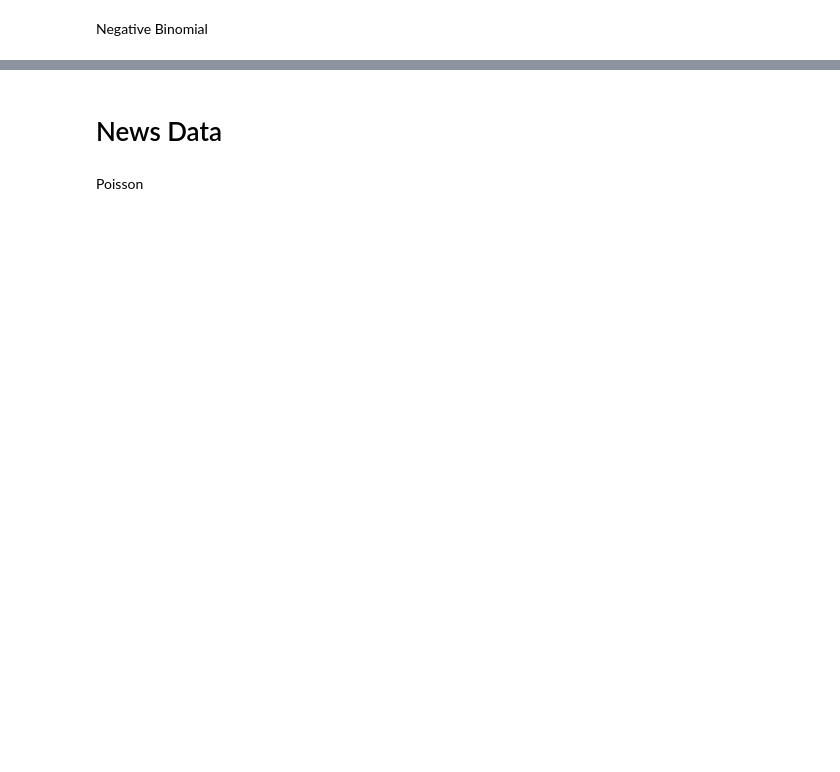
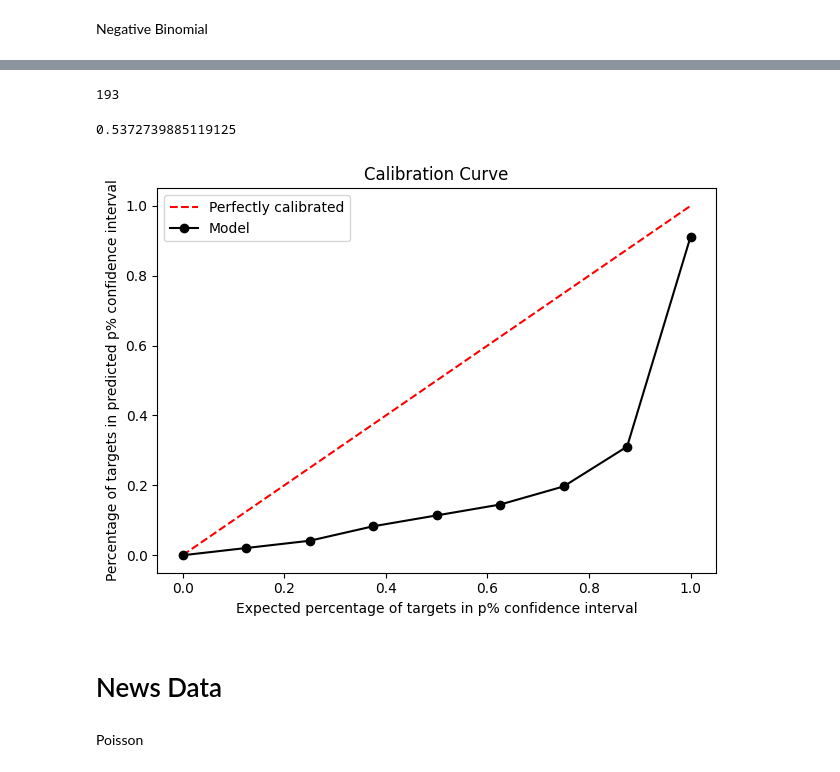
Before and after one commit to porterjenkins/deep_uncertainty, a Jupyter notebook: deep_uncertainty/notebooks/baseline_testing.ipynb, the cells around one changed output, grey strips where cells are left out. Saved outputs shown, nothing was run; the diff lists cells and outputs as text; code cells hidden in the pictures; blank space fills up the shorter version.

```diff
--- a/deep_uncertainty/notebooks/baseline_testing.ipynb
+++ b/deep_uncertainty/notebooks/baseline_testing.ipynb
@@ -21,8 +21,8 @@ Poisson
 bikes = pd.read_csv('deep_uncertainty/data/bikes/hour.csv')
 bikes = bikes[:1000]
 # %%
+bikes = bikes.drop(['dteday', 'instant', 'registered'], axis=1)
 X = bikes.iloc[:,:-1]
-X = X.drop(['dteday', 'instant'], axis=1)
 mask = np.random.rand(len(bikes)) < 0.8
 df_train = bikes[mask]
 df_test = bikes[~mask]
@@ -34,5 +34,6 @@ y_train, X_train = dmatrices(expr, df_train, return_type='dataframe')
 y_test, X_test = dmatrices(expr, df_test, return_type='dataframe')
 
 poisson_training_results = sm.GLM(y_train, X_train, family=sm.families.Poisson()).fit()
+poisson_testing_results = sm.GLM(y_test, X_test, family=sm.families.Poisson()).fit()
 # print(poisson_training_results.summary())
 # %%
@@ -58,2 +59,12 @@ plot_regression_calibration_curve(np.array(y_test), posterior_predictive, num_bi
 # %% [markdown]
 Negative Binomial
+# %%
+df_train["BB_LAMBDA"] = poisson_training_results.mu
+df_train['AUX_OLS_DEP'] = df_train.apply(lambda x: ((x['cnt'] - x['BB_LAMBDA'])**2 - x['BB_LAMBDA']) / x['BB_LAMBDA'], axis=1)
+ols_expr = """AUX_OLS_DEP ~ BB_LAMBDA - 1"""
+aux_olsr_results = smf.ols(ols_expr, df_train).fit()
+nb2_training_results = sm.GLM(y_train, X_train,family=sm.families.NegativeBinomial(alpha=aux_olsr_results.params[0])).fit()
+nb2_predictions = nb2_training_results.get_prediction(X_test)
+successes = nb2_training_results.predict(X_test, linear=True)
+predictions_summary_frame = nb2_predictions.summary_frame()
+predicted_counts=predictions_summary_frame['mean']
@@ -60,3 +82,23 @@ Negative Binomial
+# %%
+y_preds = predicted_counts
+y_test = y_test['cnt']
+# n is # of successes
+n = successes
+# p is the probability of success
+p = successes / len(y_test)
+posterior_predictive = nbinom(p=p, n=n)
+len(y_preds)
+# %% [output]
+193
+# %%
+# Negative Binomial calibration
+compute_mean_calibration(np.array(y_test), posterior_predictive)
+# %% [output]
+0.5372739885119125
+# %%
+plot_regression_calibration_curve(np.array(y_test), posterior_predictive, num_bins=9)
+# %% [output]
+[figure, added]
 # %% [markdown]
 # News Data
 # %% [markdown]
```
Also changed, not shown: parts of 13 cells of this notebook.
